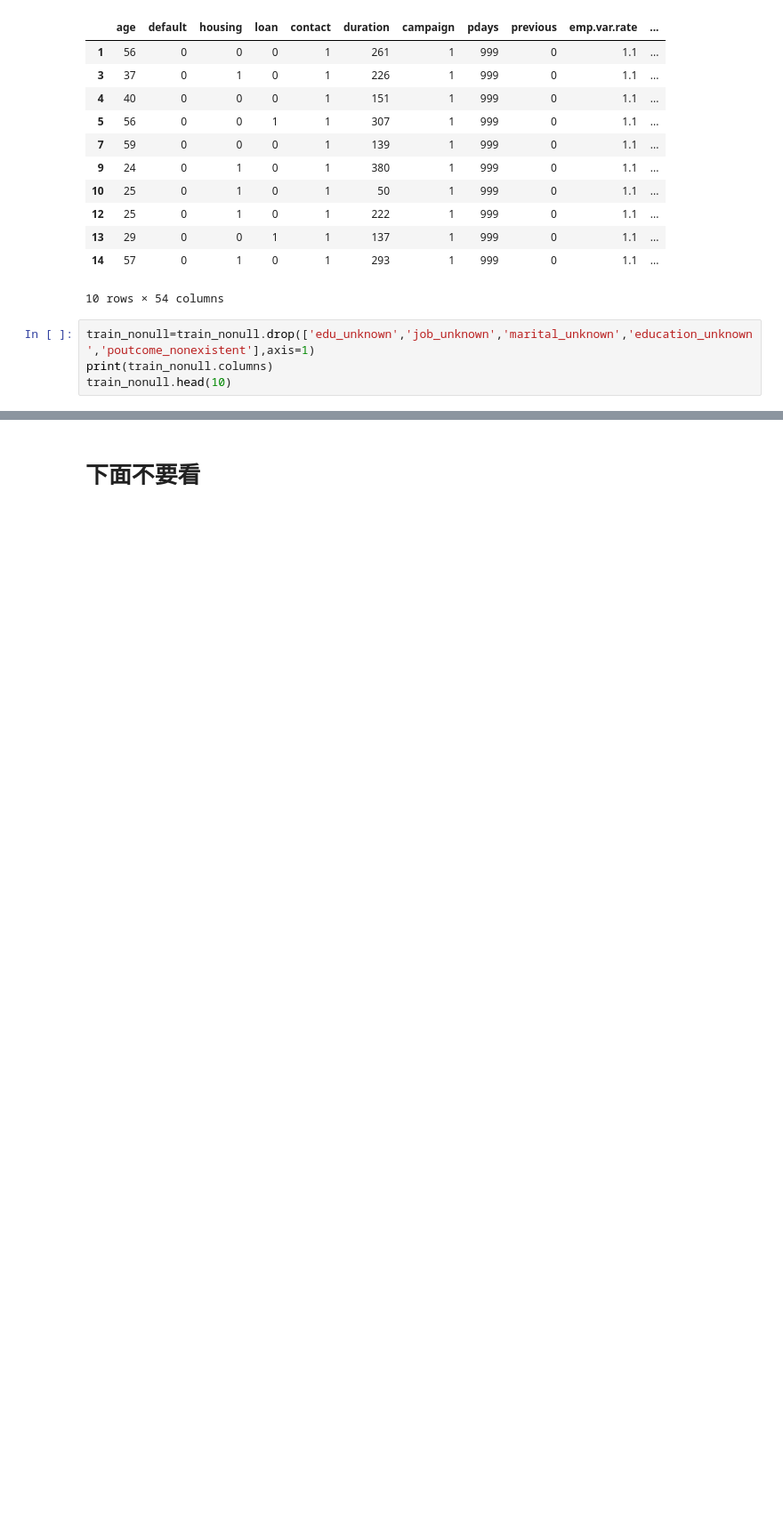
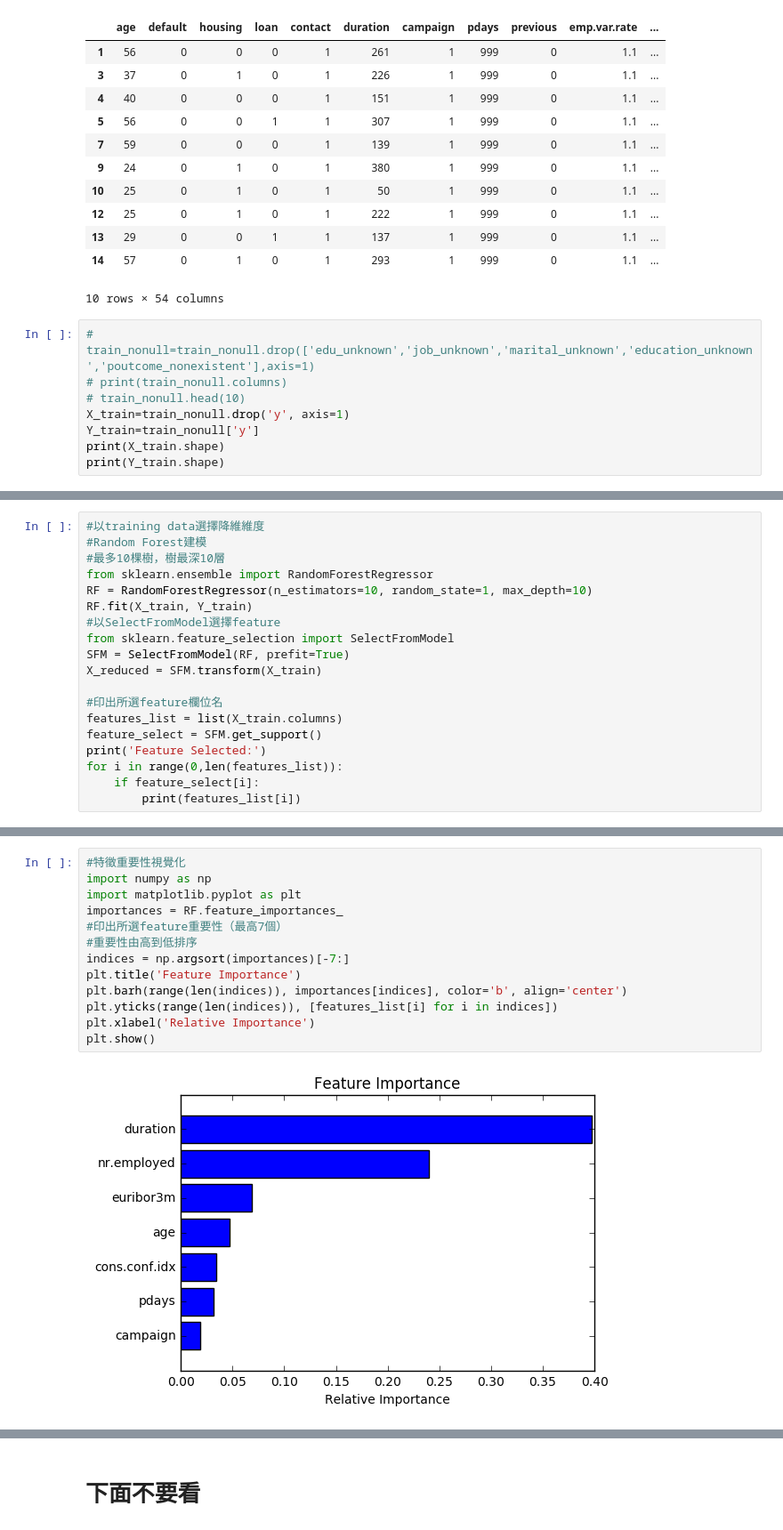
Before and after one commit to ChessyHsu/Statistical-Learning, a Jupyter notebook: Final/bank.ipynb, the cells around one changed output, grey strips where cells are left out. Shown: that part at 89% size. Drawn from its saved outputs; the diff is of its cells as text; blank space fills up the shorter version.

Commit message:
with feature selection

```diff
--- a/Final/bank.ipynb
+++ b/Final/bank.ipynb
@@ -210,6 +210,10 @@ Index(['age', 'default', 'housing', 'loan', 'contact', 'duration', 'campaign',
 | 14 | 57 | 0 | 1 | 0 | 1 | 293 | 1 | 999 | 0 | 1.1 | ... |
 10 rows × 54 columns
 # %%
-train_nonull=train_nonull.drop(['edu_unknown','job_unknown','marital_unknown','education_unknown','poutcome_nonexistent'],axis=1)
-print(train_nonull.columns)
-train_nonull.head(10)
+# train_nonull=train_nonull.drop(['edu_unknown','job_unknown','marital_unknown','education_unknown','poutcome_nonexistent'],axis=1)
+# print(train_nonull.columns)
+# train_nonull.head(10)
+X_train=train_nonull.drop('y', axis=1)
+Y_train=train_nonull['y']
+print(X_train.shape)
+print(Y_train.shape)
@@ -215,0 +225,19 @@ train_nonull.head(10)
+# %%
+#以training data選擇降維維度
+#Random Forest建模
+#最多10棵樹，樹最深10層
+from sklearn.ensemble import RandomForestRegressor
+RF = RandomForestRegressor(n_estimators=10, random_state=1, max_depth=10)
+RF.fit(X_train, Y_train)
+#以SelectFromModel選擇feature
+from sklearn.feature_selection import SelectFromModel
+SFM = SelectFromModel(RF, prefit=True)
+X_reduced = SFM.transform(X_train)
+
+#印出所選feature欄位名
+features_list = list(X_train.columns)
+feature_select = SFM.get_support()
+print('Feature Selected:')
+for i in range(0,len(features_list)):
+    if feature_select[i]:
+        print(features_list[i])
@@ -215,0 +282,15 @@ train_nonull.head(10)
+# %%
+#特徵重要性視覺化
+import numpy as np
+import matplotlib.pyplot as plt
+importances = RF.feature_importances_
+#印出所選feature重要性（最高7個）
+#重要性由高到低排序
+indices = np.argsort(importances)[-7:]
+plt.title('Feature Importance')
+plt.barh(range(len(indices)), importances[indices], color='b', align='center')
+plt.yticks(range(len(indices)), [features_list[i] for i in indices])
+plt.xlabel('Relative Importance')
+plt.show()
+# %% [output]
+[figure, added]
```
Also changed, not shown: parts of 8 cells of this notebook.
